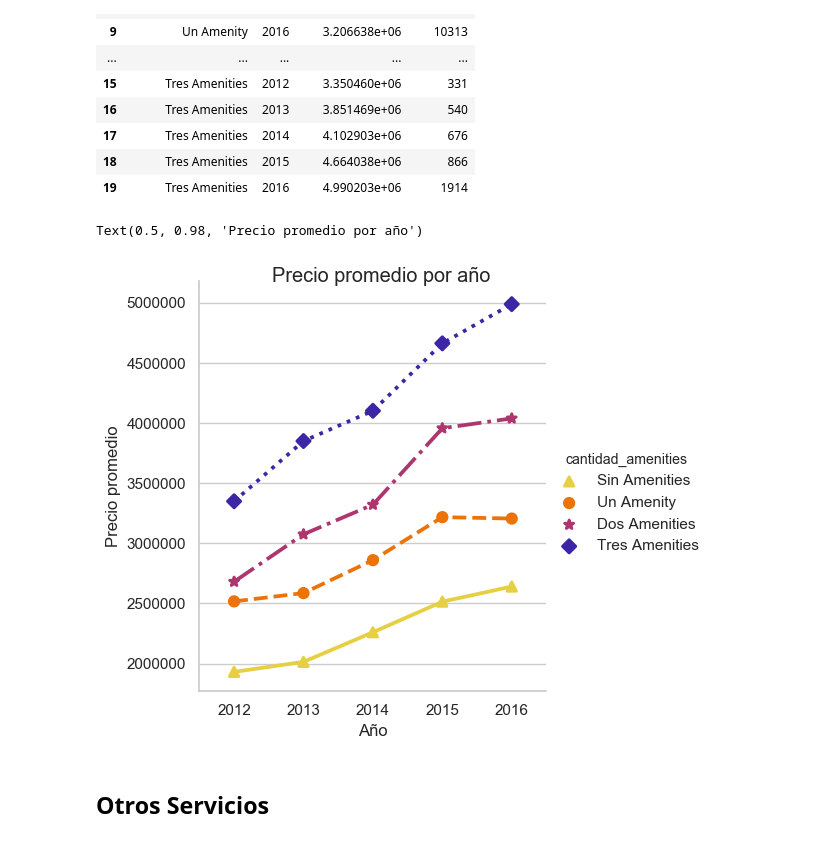
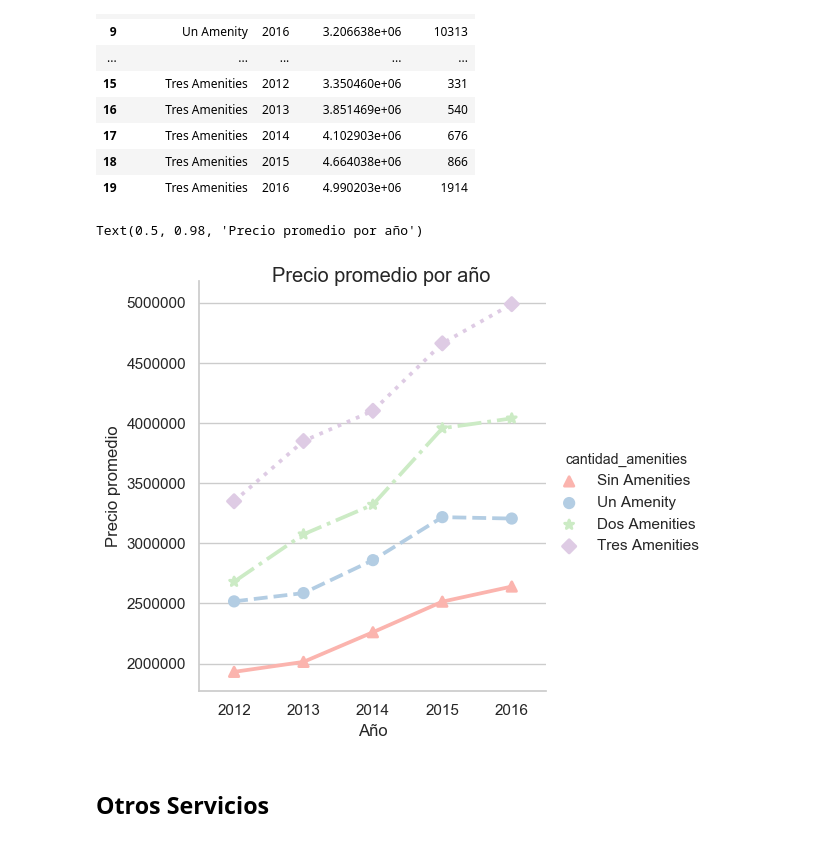
Before and after one commit to cessar5/7506_20192C, a Jupyter notebook: AnalisisAmenitiesYOtros.ipynb, the cells around one changed output. Cells and saved outputs as stored; diff of their text form; code cells hidden in the pictures.

```diff
--- a/AnalisisAmenitiesYOtros.ipynb
+++ b/AnalisisAmenitiesYOtros.ipynb
@@ -912,12 +912,12 @@ avg_por_anio_cant_am
 | 18 | Tres Amenities | 2015 | 4.664038e+06 | 866 |
 | 19 | Tres Amenities | 2016 | 4.990203e+06 | 1914 |
 # %%
-g = sns.catplot(x="Año", y="Precio promedio", hue="cantidad_amenities", palette=sns.color_palette("CMRmap_r", 4),
+g = sns.catplot(x="Año", y="Precio promedio", hue="cantidad_amenities", palette=sns.color_palette("Pastel1", 4),
                 markers=["^", "o", "*", u'D'], linestyles=["-", "--", "-.", ":"], kind="point", data=avg_por_anio_cant_am);
 g.fig.suptitle('Precio promedio por año')
 # %% [output]
 Text(0.5, 0.98, 'Precio promedio por año')
-[figure, old version]
+[figure, new version]
 # %% [markdown]
 ## Otros Servicios
 # %% [markdown]
```
Also changed, not shown: parts of 11 cells of this notebook.
